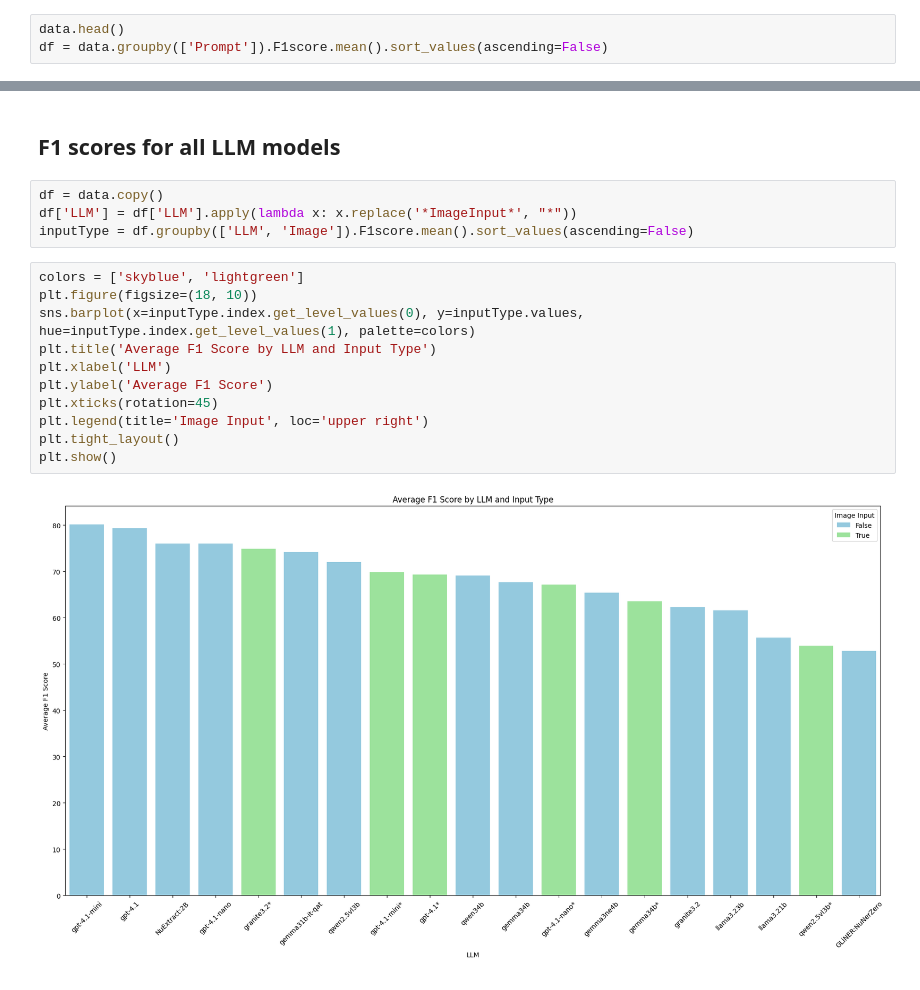
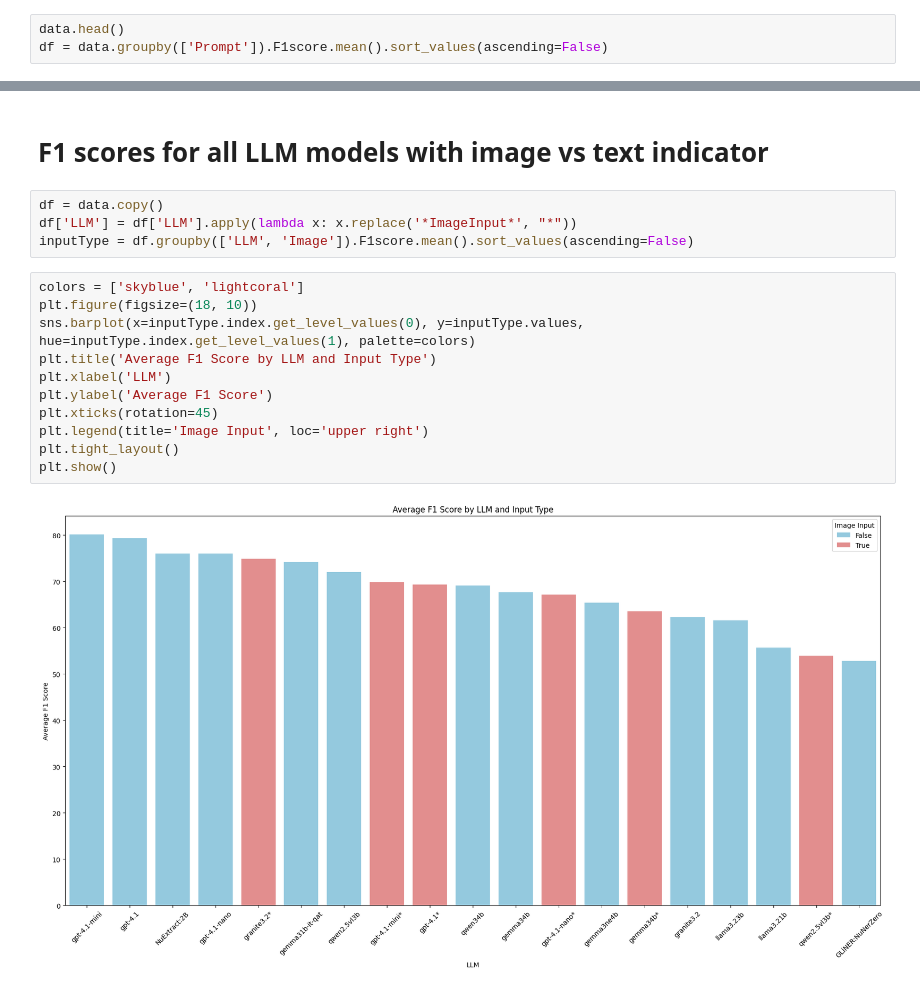
Before and after one commit to AaronYuuu/PDF_benchmarking, a Jupyter notebook: getJSON/vis.ipynb, the cells around one changed output, grey strips where cells are left out. Cells and saved outputs as stored; diff of their text form.

```diff
--- a/getJSON/vis.ipynb
+++ b/getJSON/vis.ipynb
@@ -65,21 +67,21 @@ axes.bar_label(axes.containers[0]) # type: ignore
 [Text(0, 0, '70.2438'), Text(0, 0, '66.3437')]
 [figure]
 # %% [markdown]
-## F1 scores for all LLM models
+# F1 scores for all LLM models with image vs text indicator
+# %%
+df = data.copy()
+df['LLM'] = df['LLM'].apply(lambda x: x.replace('*ImageInput*', "*"))
+inputType = df.groupby(['LLM', 'Image']).F1score.mean().sort_values(ascending=False)
 # %%
-df = data.copy()
-df['LLM'] = df['LLM'].apply(lambda x: x.replace('*ImageInput*', "*"))
-inputType = df.groupby(['LLM', 'Image']).F1score.mean().sort_values(ascending=False)
+colors = ['skyblue', 'lightcoral']
+plt.figure(figsize=(18, 10))
+sns.barplot(x=inputType.index.get_level_values(0), y=inputType.values, hue=inputType.index.get_level_values(1), palette=colors)
+plt.title('Average F1 Score by LLM and Input Type')
+plt.xlabel('LLM')
+plt.ylabel('Average F1 Score')
+plt.xticks(rotation=45)
+plt.legend(title='Image Input', loc='upper right')
+plt.tight_layout()
+plt.show()
+# %% [output]
+[figure, added]
-# %%
-colors = ['skyblue', 'lightgreen']
-plt.figure(figsize=(18, 10))
-sns.barplot(x=inputType.index.get_level_values(0), y=inputType.values, hue=inputType.index.get_level_values(1), palette=colors)
-plt.title('Average F1 Score by LLM and Input Type')
-plt.xlabel('LLM')
-plt.ylabel('Average F1 Score')
-plt.xticks(rotation=45)
-plt.legend(title='Image Input', loc='upper right')
-plt.tight_layout()
-plt.show()
-# %% [output]
-[figure, removed]
```
Also changed, not shown: parts of 7 cells of this notebook.
